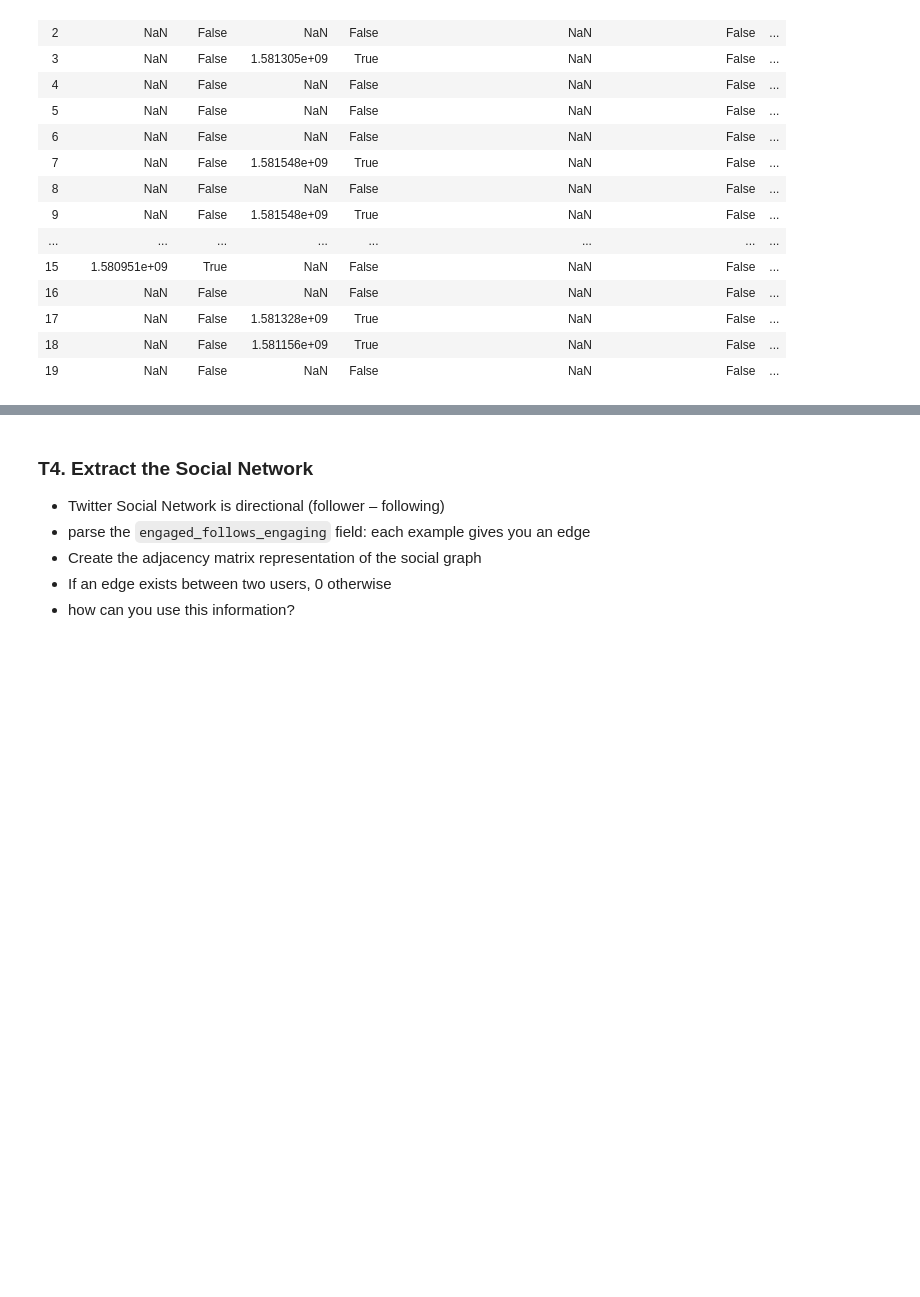
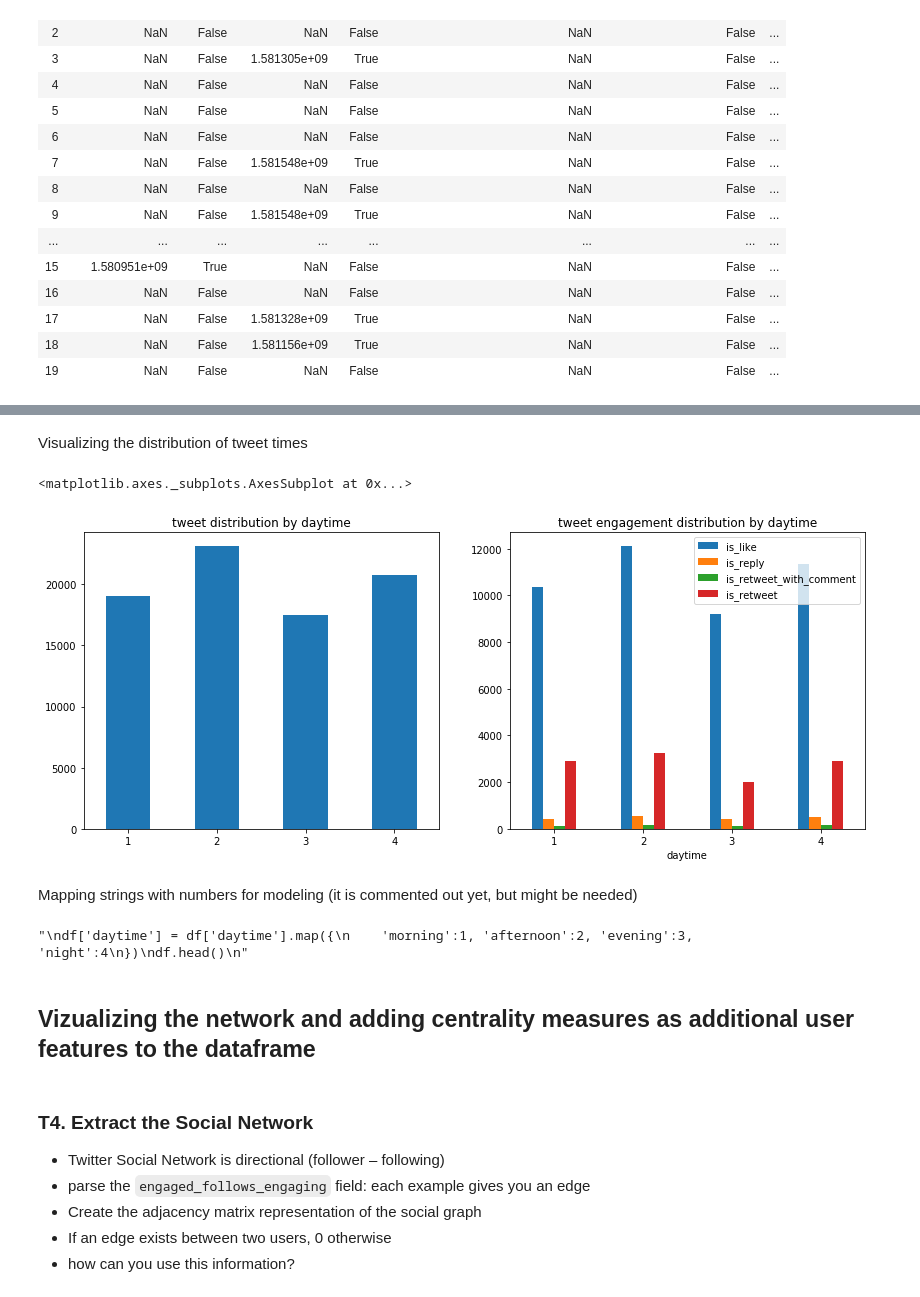
Before and after one commit to omgwenxx/recsys20, a Jupyter notebook: code/process_with_graph.ipynb, the cells around one changed output, grey strips where cells are left out. Saved outputs shown, nothing was run; the diff lists cells and outputs as text; code cells hidden in the pictures; blank space fills up the shorter version.

Commit message:
adding new variables (daytime, centralities)

```diff
--- a/code/process_with_graph.ipynb
+++ b/code/process_with_graph.ipynb
@@ -522,0 +531,16 @@ display(df.head())
+# %%
+from datetime import datetime, timezone
+def get_part_of_day(timestamp):
+    t=datetime.fromtimestamp(timestamp)
+    hour=int(t.strftime('%H'))
+    return (
+        "morning" if 5 <= hour <= 11
+        else
+        "afternoon" if 12 <= hour <= 17
+        else
+        "evening" if 18 <= hour <= 22
+        else
+        "night"
+)
+df['daytime'] = df.apply(lambda x: get_part_of_day(x['tweet_timestamp']), axis=1)
+df.head()
@@ -523,3 +554,27 @@ display(df.head())
+# %% [markdown]
+Visualizing the distribution of tweet times
+# %%
+plt.figure()
+ax1 = plt.subplot(221)
+df['daytime'].value_counts().sort_index().plot(kind='bar',rot=0,ax=ax1,figsize=(14, 12),title='tweet distribution by daytime')
+ax2 = plt.subplot(222)
+df.groupby('daytime')['is_like','is_reply','is_retweet_with_comment','is_retweet'].sum().sort_index().plot.bar(rot=0,ax=ax2,figsize=(14, 12),title='tweet engagement distribution by daytime')
+# %% [output]
+<matplotlib.axes._subplots.AxesSubplot at 0x...>
+[figure, added]
+# %% [markdown]
+Mapping strings with numbers for modeling (it is commented out yet, but might be needed)
+# %%
+"""
+df['daytime'] = df['daytime'].map({
+    'morning':1, 'afternoon':2, 'evening':3, 'night':4
+})
+df.head()
+"""
+# %% [output]
+"\ndf['daytime'] = df['daytime'].map({\n    'morning':1, 'afternoon':2, 'evening':3, 'night':4\n})\ndf.head()\n"
+# %% [markdown]
+## Vizualizing the network and adding centrality measures as additional user features to the dataframe
 # %% [markdown]
 ### T4. Extract the Social Network
 * Twitter Social Network is directional (follower – following)
```
Also changed, not shown: parts of 17 cells of this notebook.
